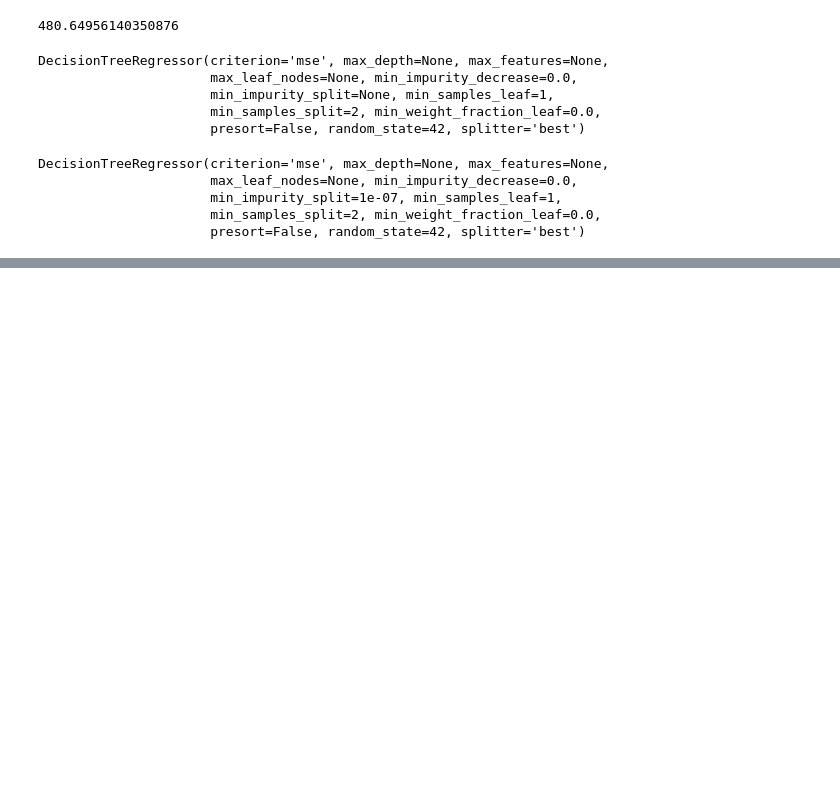
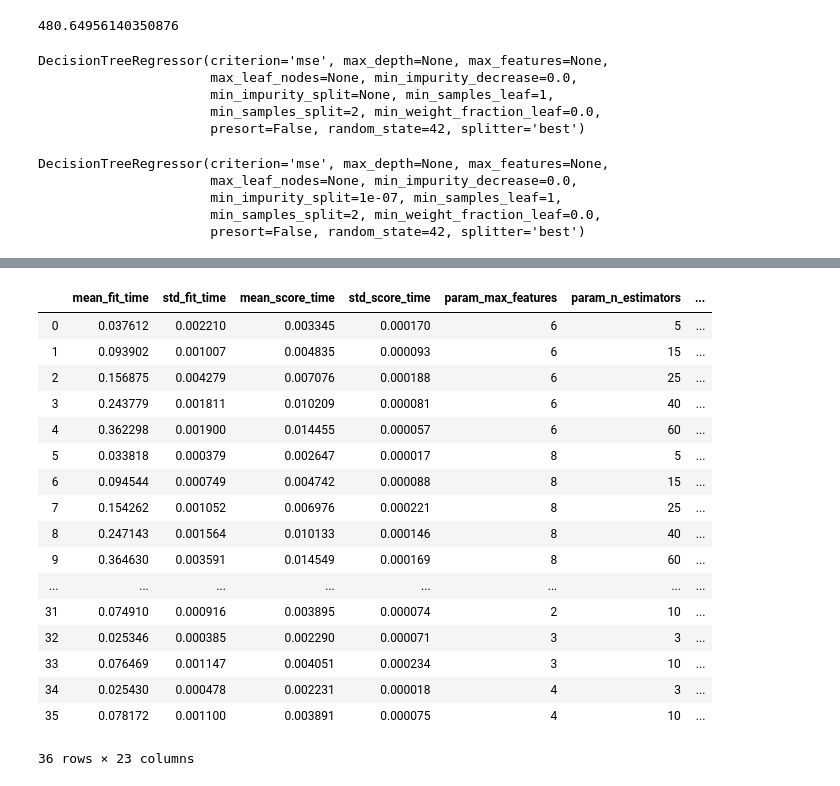
Before and after one commit to robertdigital/apartments_for_sale-analysis, a Jupyter notebook: machine_learning.ipynb, the cells around one changed output, grey strips where cells are left out. Cells and saved outputs as stored; diff of their text form; code cells hidden in the pictures; blank space fills up the shorter version.

Commit message:
Add RandomForestRegressor, SVR, cross test, SearchCV

```diff
--- a/machine_learning.ipynb
+++ b/machine_learning.ipynb
@@ -618,8 +618,8 @@ num_pipeline = Pipeline([
 
 cat_pipeline = Pipeline([
         ('selector', DataFrameSelector(cat_attribs)),
-        ('encoder', CategoricalEncoder(encoding="onehot-dense")),
-        ('encoder1', CategoricalEncoder(encoding="onehot-dense"))
+        ('encoder1', CategoricalEncoder(encoding="onehot-dense")),
+        ('encoder2', CategoricalEncoder(encoding="onehot-dense"))
     ])
 # %%
 from sklearn.pipeline import FeatureUnion
@@ -741,0 +780,5 @@ tree_rmse
+# %%
+from sklearn.ensemble import RandomForestRegressor
+
+forest_reg = RandomForestRegressor(random_state=42)
+forest_reg.fit(df_prepared, df_labels)
@@ -741,0 +825,9 @@ tree_rmse
+# %%
+from sklearn.svm import SVR
+
+svm_reg = SVR(kernel="linear")
+svm_reg.fit(df_prepared, df_labels)
+df_predictions = svm_reg.predict(df_prepared)
+svm_mse = mean_squared_error(df_labels, df_predictions)
+svm_rmse = np.sqrt(svm_mse)
+svm_rmse
@@ -741,0 +838,12 @@ tree_rmse
+# %%
+from sklearn.model_selection import GridSearchCV
+
+param_grid = [
+    {'n_estimators': [5, 15, 25, 40, 60], 'max_features': [6, 8, 9, 10, 15, 20]},
+    {'bootstrap': [False], 'n_estimators': [3, 10], 'max_features': [2, 3, 4]},
+  ]
+
+forest_reg = RandomForestRegressor(random_state=42)
+grid_search = GridSearchCV(forest_reg, param_grid, cv=5,
+                           scoring='neg_mean_squared_error', return_train_score=True)
+grid_search.fit(df_prepared, df_labels)
@@ -741,0 +907,21 @@ tree_rmse
+# %%
+pd.DataFrame(grid_search.cv_results_)
+# %% [output]
+|  | mean_fit_time | std_fit_time | mean_score_time | std_score_time | param_max_features | param_n_estimators | ... |
+| 0 | 0.037612 | 0.002210 | 0.003345 | 0.000170 | 6 | 5 | ... |
+| 1 | 0.093902 | 0.001007 | 0.004835 | 0.000093 | 6 | 15 | ... |
+| 2 | 0.156875 | 0.004279 | 0.007076 | 0.000188 | 6 | 25 | ... |
+| 3 | 0.243779 | 0.001811 | 0.010209 | 0.000081 | 6 | 40 | ... |
+| 4 | 0.362298 | 0.001900 | 0.014455 | 0.000057 | 6 | 60 | ... |
+| 5 | 0.033818 | 0.000379 | 0.002647 | 0.000017 | 8 | 5 | ... |
+| 6 | 0.094544 | 0.000749 | 0.004742 | 0.000088 | 8 | 15 | ... |
+| 7 | 0.154262 | 0.001052 | 0.006976 | 0.000221 | 8 | 25 | ... |
+| 8 | 0.247143 | 0.001564 | 0.010133 | 0.000146 | 8 | 40 | ... |
+| 9 | 0.364630 | 0.003591 | 0.014549 | 0.000169 | 8 | 60 | ... |
+| ... | ... | ... | ... | ... | ... | ... | ... |
+| 31 | 0.074910 | 0.000916 | 0.003895 | 0.000074 | 2 | 10 | ... |
+| 32 | 0.025346 | 0.000385 | 0.002290 | 0.000071 | 3 | 3 | ... |
+| 33 | 0.076469 | 0.001147 | 0.004051 | 0.000234 | 3 | 10 | ... |
+| 34 | 0.025430 | 0.000478 | 0.002231 | 0.000018 | 4 | 3 | ... |
+| 35 | 0.078172 | 0.001100 | 0.003891 | 0.000075 | 4 | 10 | ... |
+36 rows × 23 columns
```
Also changed, not shown: parts of 26 cells of this notebook.
